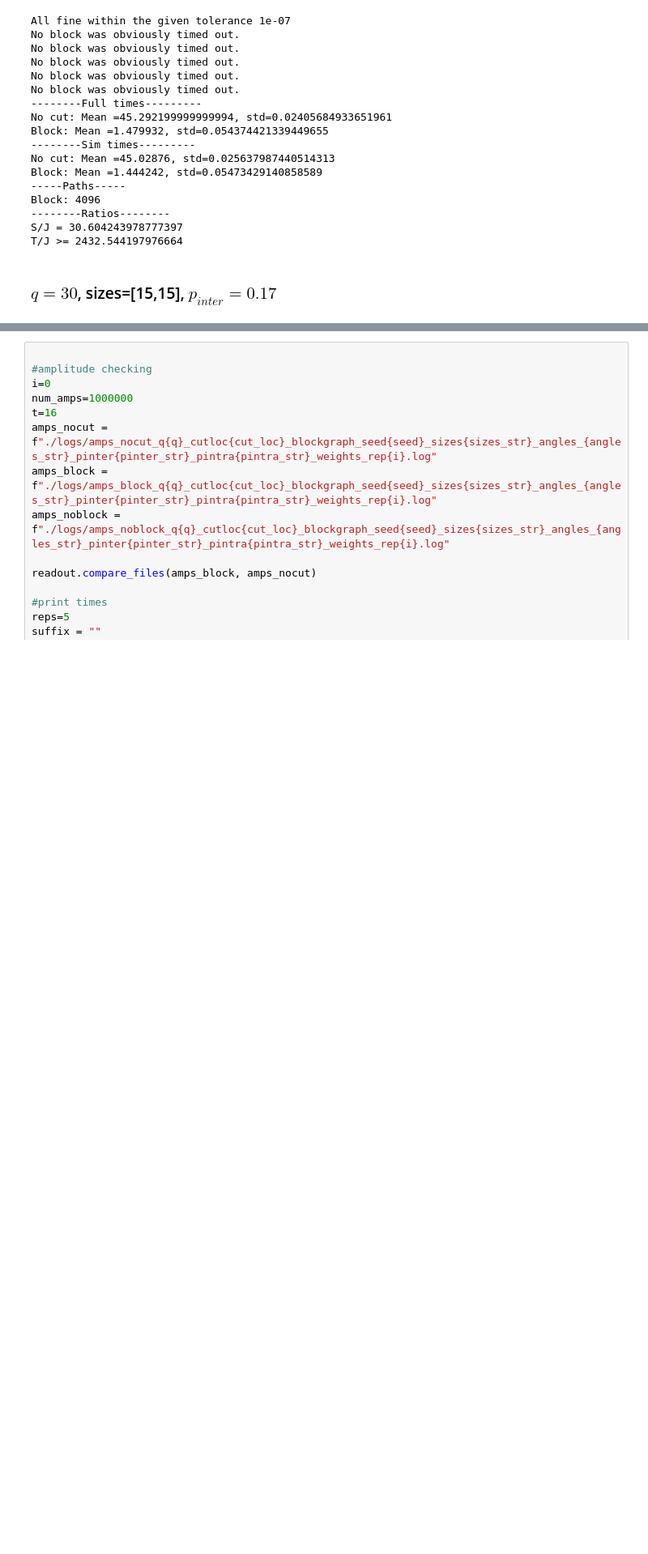
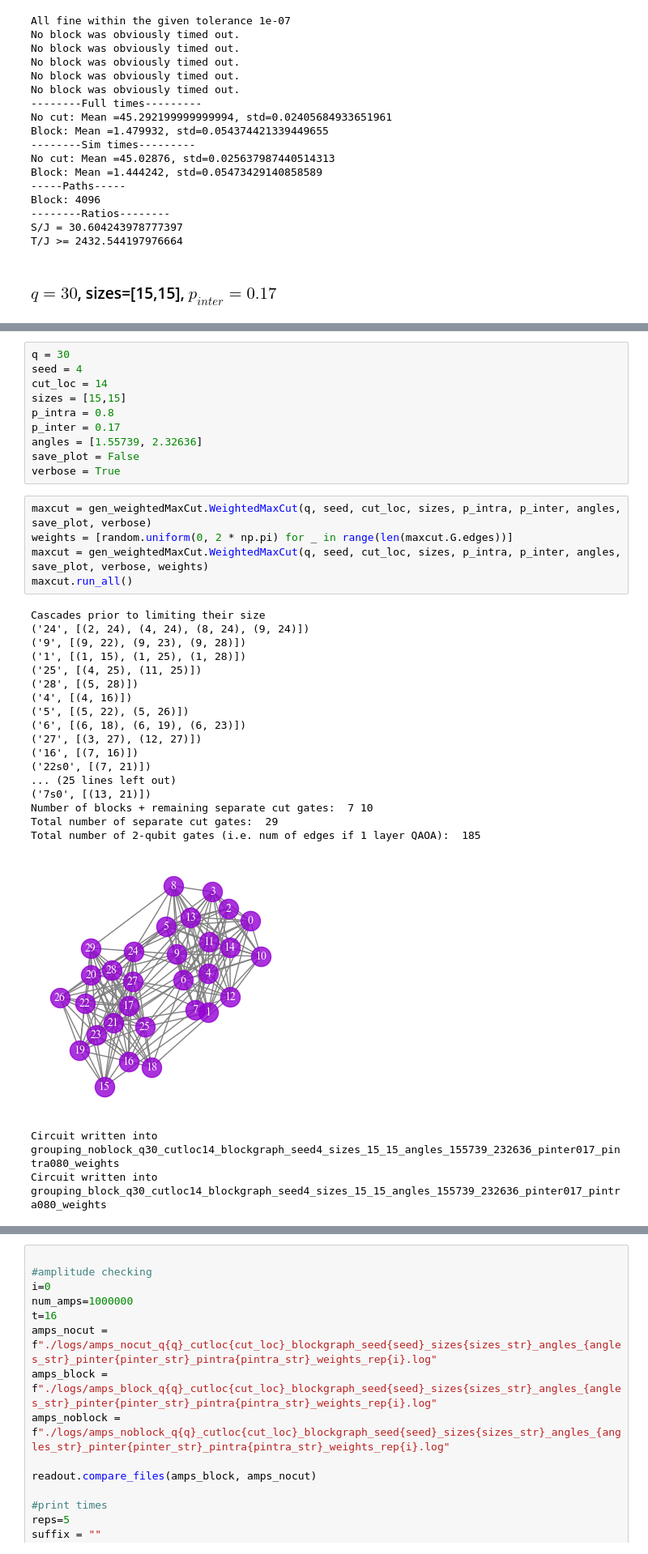
Before and after one commit to LSHerzog/mqt-qsim-joint-cutting, a Jupyter notebook: benchmarks_joint_cutting/weightedMaxCut/benchmarks_weightedMaxCut.ipynb, the cells around one changed output, grey strips where cells are left out. Shown at 81% size. Cells and saved outputs as stored; diff of their text form; blank space fills up the shorter version.

```diff
--- a/benchmarks_joint_cutting/weightedMaxCut/benchmarks_weightedMaxCut.ipynb
+++ b/benchmarks_joint_cutting/weightedMaxCut/benchmarks_weightedMaxCut.ipynb
@@ -928 +182,37 @@ weights = [2.435201834718667,
+# %%
+q = 30
+seed = 4
+cut_loc = 14
+sizes = [15,15]
+p_intra = 0.8
+p_inter = 0.17
+angles = [1.55739, 2.32636]
+save_plot = False
+verbose = True
+# %%
+maxcut = gen_weightedMaxCut.WeightedMaxCut(q, seed, cut_loc, sizes, p_intra, p_inter, angles, save_plot, verbose)
+weights = [random.uniform(0, 2 * np.pi) for _ in range(len(maxcut.G.edges))]
+maxcut = gen_weightedMaxCut.WeightedMaxCut(q, seed, cut_loc, sizes, p_intra, p_inter, angles, save_plot, verbose, weights)
+maxcut.run_all()
+# %% [output]
+Cascades prior to limiting their size
+('24', [(2, 24), (4, 24), (8, 24), (9, 24)])
+('9', [(9, 22), (9, 23), (9, 28)])
+('1', [(1, 15), (1, 25), (1, 28)])
+('25', [(4, 25), (11, 25)])
+('28', [(5, 28)])
+('4', [(4, 16)])
+('5', [(5, 22), (5, 26)])
+('6', [(6, 18), (6, 19), (6, 23)])
+('27', [(3, 27), (12, 27)])
+('16', [(7, 16)])
+('22s0', [(7, 21)])
+... (25 lines left out)
+('7s0', [(13, 21)])
+Number of blocks + remaining separate cut gates:  7 10
+Total number of separate cut gates:  29
+Total number of 2-qubit gates (i.e. num of edges if 1 layer QAOA):  185
+[figure, added]
+Circuit written into grouping_noblock_q30_cutloc14_blockgraph_seed4_sizes_15_15_angles_155739_232636_pinter017_pintra080_weights
+Circuit written into grouping_block_q30_cutloc14_blockgraph_seed4_sizes_15_15_angles_155739_232636_pinter017_pintra080_weights
 # %%
```
Also changed, not shown: parts of 92 cells of this notebook, 1 other file.
